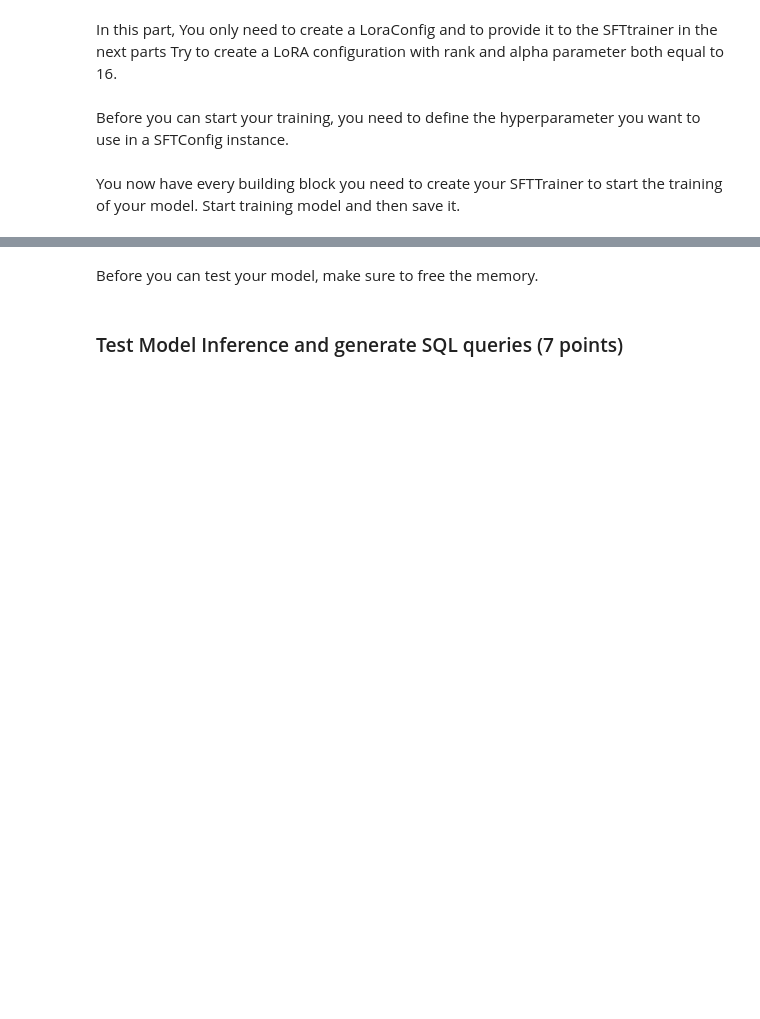
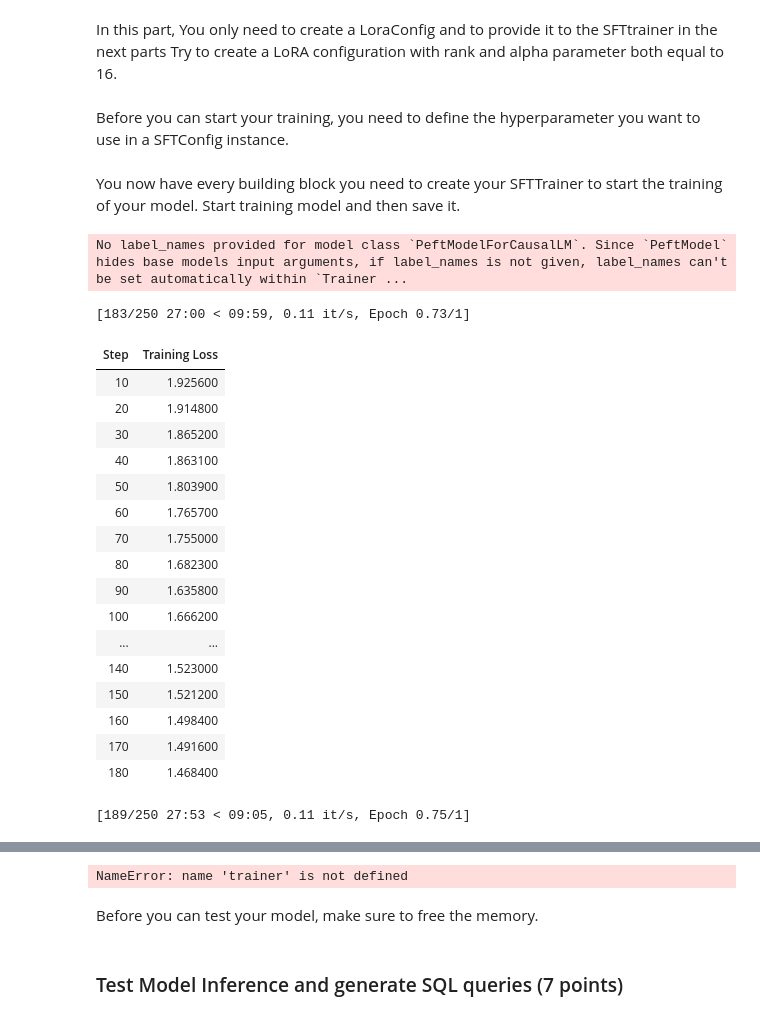
Before and after one commit to ArianFiroozi/LLM-Course-Projects, a Jupyter notebook: CA4_Part1_Quantization_Self_Explanations.ipynb, the cells around one changed output, grey strips where cells are left out. Saved outputs shown, nothing was run; the diff lists cells and outputs as text; code cells hidden in the pictures; blank space fills up the shorter version.

Commit message:
trained - not tested because i got disconnected

```diff
--- a/CA4_Part1_Quantization_Self_Explanations.ipynb
+++ b/CA4_Part1_Quantization_Self_Explanations.ipynb
@@ -341,3 +359,7 @@ Hugging Face TRL supports automatic templating of conversation dataset formats.
 This dataset contains over 100k samples. But now you should only use 5000 samples and 1000 samples from that will be used for test dataset.
 
 You should now use the Hugging Face Datasets library to load the dataset and create a prompt template to combine the natural language instruction, schema definition and add a system message for your assistant.
+# %%
+from datasets import load_dataset
+
+dataset = load_dataset('philschmid/gretel-synthetic-text-to-sql', split='train')
@@ -430,11 +481,68 @@ args = SFTConfig(
+# %%
+from trl import SFTConfig
+
+# WRITE YOUR CODE HERE
+args = SFTConfig(
+    output_dir="./gemma-sft",
+    logging_dir="./logs",
+    per_device_train_batch_size=4,
+    num_train_epochs=1,
+    gradient_accumulation_steps=4,
+    learning_rate=2e-5,
+    max_seq_length=2048,
+    bf16=True,
+    packing=False,
+    save_strategy="epoch",
+    logging_steps=10,
+    save_total_limit=2,
+    report_to="none",
+    )
 # %% [markdown]
 You now have every building block you need to create your SFTTrainer to start the training of your model. Start training model and then save it.
+# %%
+tokenizer.chat_template = """{% for message in messages %}
+{% if message.role == 'system' %}<<SYS>>
+{{ message.content }}
+<</SYS>>
+
+{% elif message.role == 'user' %}{{ '<|user|>' }} {{ message.content }}{{ '\n' }}
+{% elif message.role == 'assistant' %}{{ '<|assistant|>' }} {{ message.content }}{{ '\n' }}
+{% endif %}
+{% endfor %}"""
 # %%
 from trl import SFTTrainer
 
 # WRITE YOUR CODE HERE
 trainer = SFTTrainer(
-    ..............
+    model=model,
+    train_dataset=train_dataset_conv,
+    eval_dataset=test_dataset_conv,
+    tokenizer=tokenizer,
+    args=args,
+    peft_config=peft_config
 )
-
-# WRITE YOUR CODE HERE
+# %% [output]
+No label_names provided for model class `PeftModelForCausalLM`. Since `PeftModel` hides base models input arguments, if label_names is not given, label_names can't be set automatically within `Trainer ...
+# %%
+# WRITE YOUR CODE HERE
+trainer.train()
+# %% [output]
+[183/250 27:00 < 09:59, 0.11 it/s, Epoch 0.73/1]
+| Step | Training Loss |
+| 10 | 1.925600 |
+| 20 | 1.914800 |
+| 30 | 1.865200 |
+| 40 | 1.863100 |
+| 50 | 1.803900 |
+| 60 | 1.765700 |
+| 70 | 1.755000 |
+| 80 | 1.682300 |
+| 90 | 1.635800 |
+| 100 | 1.666200 |
+| ... | ... |
+| 140 | 1.523000 |
+| 150 | 1.521200 |
+| 160 | 1.498400 |
+| 170 | 1.491600 |
+| 180 | 1.468400 |
+[189/250 27:53 < 09:05, 0.11 it/s, Epoch 0.75/1]
@@ -441,3 +566,7 @@ trainer = SFTTrainer(
+# %%
+trainer.save_model("./gemma-sft-sql")
+# %% [output]
+NameError: name 'trainer' is not defined
 # %% [markdown]
 Before you can test your model, make sure to free the memory.
 # %%
```
Also changed, not shown: parts of 10 cells of this notebook.
